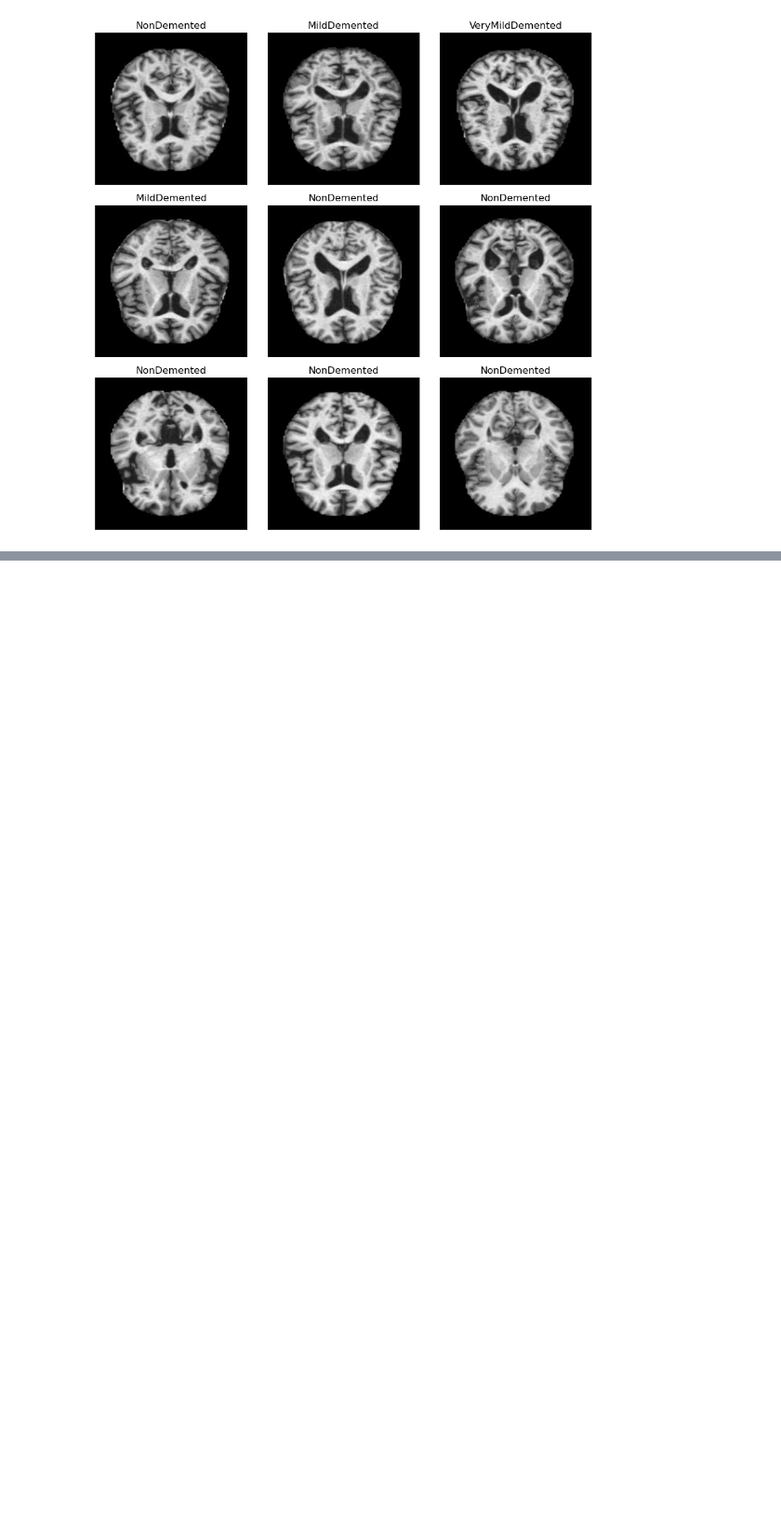
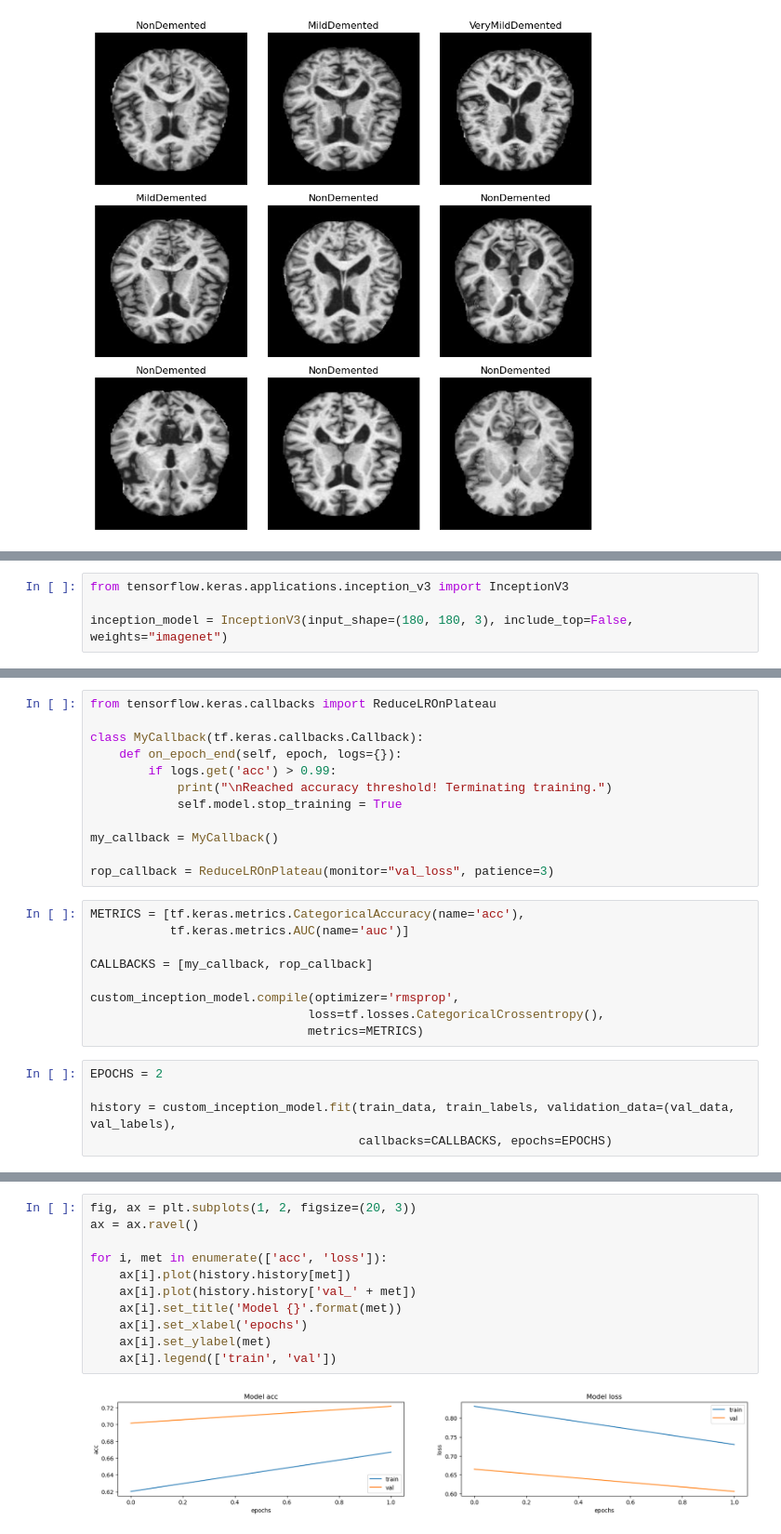
Before and after one commit to josecastillofl/CNN_Image_Classifier, a Jupyter notebook: Index.ipynb, the cells around one changed output, grey strips where cells are left out. Shown at 93% size. Cells and saved outputs as stored; diff of their text form; blank space fills up the shorter version.

```diff
--- a/Index.ipynb
+++ b/Index.ipynb
@@ -237,0 +108,4 @@ ValueError: in user code:
+# %%
+from tensorflow.keras.applications.inception_v3 import InceptionV3
+
+inception_model = InceptionV3(input_shape=(180, 180, 3), include_top=False, weights="imagenet")
@@ -237,0 +140,26 @@ ValueError: in user code:
+# %%
+from tensorflow.keras.callbacks import ReduceLROnPlateau
+
+class MyCallback(tf.keras.callbacks.Callback):
+    def on_epoch_end(self, epoch, logs={}):
+        if logs.get('acc') > 0.99:
+            print("\nReached accuracy threshold! Terminating training.")
+            self.model.stop_training = True
+
+my_callback = MyCallback()
+
+rop_callback = ReduceLROnPlateau(monitor="val_loss", patience=3)
+# %%
+METRICS = [tf.keras.metrics.CategoricalAccuracy(name='acc'),
+           tf.keras.metrics.AUC(name='auc')]
+
+CALLBACKS = [my_callback, rop_callback]
+
+custom_inception_model.compile(optimizer='rmsprop',
+                              loss=tf.losses.CategoricalCrossentropy(),
+                              metrics=METRICS)
+# %%
+EPOCHS = 2
+
+history = custom_inception_model.fit(train_data, train_labels, validation_data=(val_data, val_labels),
+                                     callbacks=CALLBACKS, epochs=EPOCHS)
@@ -237,0 +171,13 @@ ValueError: in user code:
+# %%
+fig, ax = plt.subplots(1, 2, figsize=(20, 3))
+ax = ax.ravel()
+
+for i, met in enumerate(['acc', 'loss']):
+    ax[i].plot(history.history[met])
+    ax[i].plot(history.history['val_' + met])
+    ax[i].set_title('Model {}'.format(met))
+    ax[i].set_xlabel('epochs')
+    ax[i].set_ylabel(met)
+    ax[i].legend(['train', 'val'])
+# %% [output]
+[figure, added]
```
Also changed, not shown: parts of 27 cells of this notebook.
